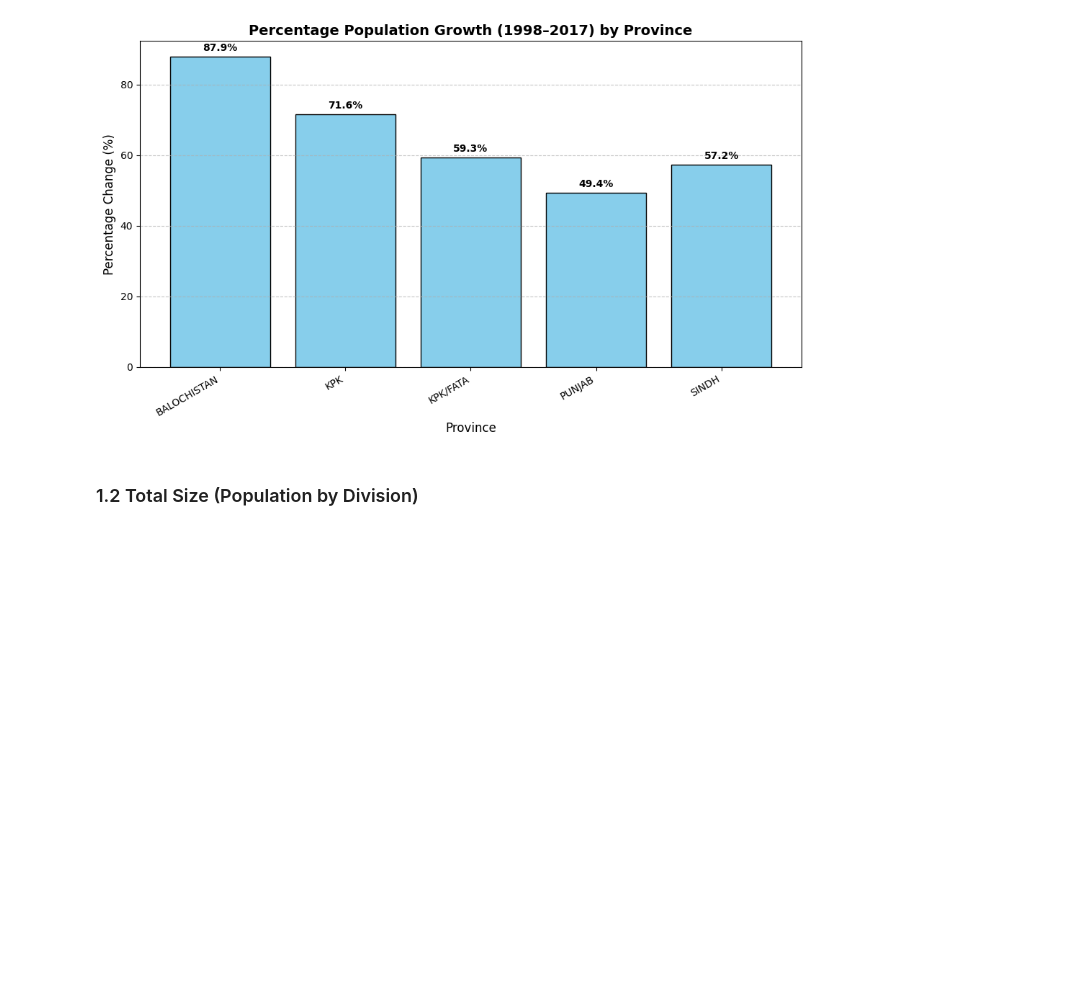
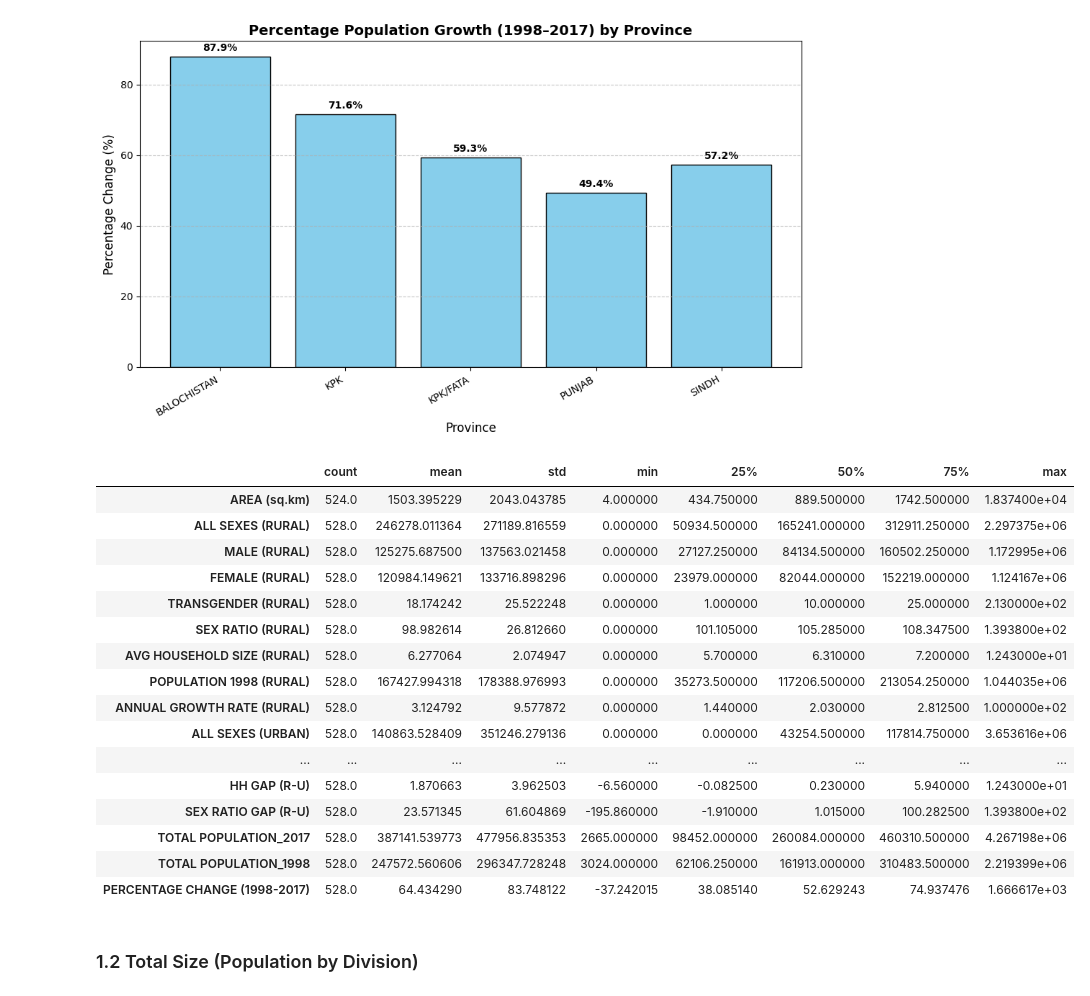
Before and after one commit to ejazurrehman/AI---Data_Science_Course, a Jupyter notebook: pyton_for_data_science/08_pandas_pak_populaiton.ipynb, the cells around one changed output. Saved outputs shown, nothing was run; the diff lists cells and outputs as text; code cells hidden in the pictures; blank space fills up the shorter version.

```diff
--- a/pyton_for_data_science/08_pandas_pak_populaiton.ipynb
+++ b/pyton_for_data_science/08_pandas_pak_populaiton.ipynb
@@ -447,6 +447,26 @@ plt.tight_layout()
 plt.show()
 # %% [output]
 [figure]
+# %%
+df.describe().T
+# %% [output]
+|  | count | mean | std | min | 25% | 50% | 75% | max |
+| AREA (sq.km) | 524.0 | 1503.395229 | 2043.043785 | 4.000000 | 434.750000 | 889.500000 | 1742.500000 | 1.837400e+04 |
+| ALL SEXES (RURAL) | 528.0 | 246278.011364 | 271189.816559 | 0.000000 | 50934.500000 | 165241.000000 | 312911.250000 | 2.297375e+06 |
+| MALE (RURAL) | 528.0 | 125275.687500 | 137563.021458 | 0.000000 | 27127.250000 | 84134.500000 | 160502.250000 | 1.172995e+06 |
+| FEMALE (RURAL) | 528.0 | 120984.149621 | 133716.898296 | 0.000000 | 23979.000000 | 82044.000000 | 152219.000000 | 1.124167e+06 |
+| TRANSGENDER (RURAL) | 528.0 | 18.174242 | 25.522248 | 0.000000 | 1.000000 | 10.000000 | 25.000000 | 2.130000e+02 |
+| SEX RATIO (RURAL) | 528.0 | 98.982614 | 26.812660 | 0.000000 | 101.105000 | 105.285000 | 108.347500 | 1.393800e+02 |
+| AVG HOUSEHOLD SIZE (RURAL) | 528.0 | 6.277064 | 2.074947 | 0.000000 | 5.700000 | 6.310000 | 7.200000 | 1.243000e+01 |
+| POPULATION 1998 (RURAL) | 528.0 | 167427.994318 | 178388.976993 | 0.000000 | 35273.500000 | 117206.500000 | 213054.250000 | 1.044035e+06 |
+| ANNUAL GROWTH RATE (RURAL) | 528.0 | 3.124792 | 9.577872 | 0.000000 | 1.440000 | 2.030000 | 2.812500 | 1.000000e+02 |
+| ALL SEXES (URBAN) | 528.0 | 140863.528409 | 351246.279136 | 0.000000 | 0.000000 | 43254.500000 | 117814.750000 | 3.653616e+06 |
+| ... | ... | ... | ... | ... | ... | ... | ... | ... |
+| HH GAP (R-U) | 528.0 | 1.870663 | 3.962503 | -6.560000 | -0.082500 | 0.230000 | 5.940000 | 1.243000e+01 |
+| SEX RATIO GAP (R-U) | 528.0 | 23.571345 | 61.604869 | -195.860000 | -1.910000 | 1.015000 | 100.282500 | 1.393800e+02 |
+| TOTAL POPULATION_2017 | 528.0 | 387141.539773 | 477956.835353 | 2665.000000 | 98452.000000 | 260084.000000 | 460310.500000 | 4.267198e+06 |
+| TOTAL POPULATION_1998 | 528.0 | 247572.560606 | 296347.728248 | 3024.000000 | 62106.250000 | 161913.000000 | 310483.500000 | 2.219399e+06 |
+| PERCENTAGE CHANGE (1998-2017) | 528.0 | 64.434290 | 83.748122 | -37.242015 | 38.085140 | 52.629243 | 74.937476 | 1.666617e+03 |
 # %% [markdown]
 ### 1.2 Total Size (Population by Division)
 # %%
```
